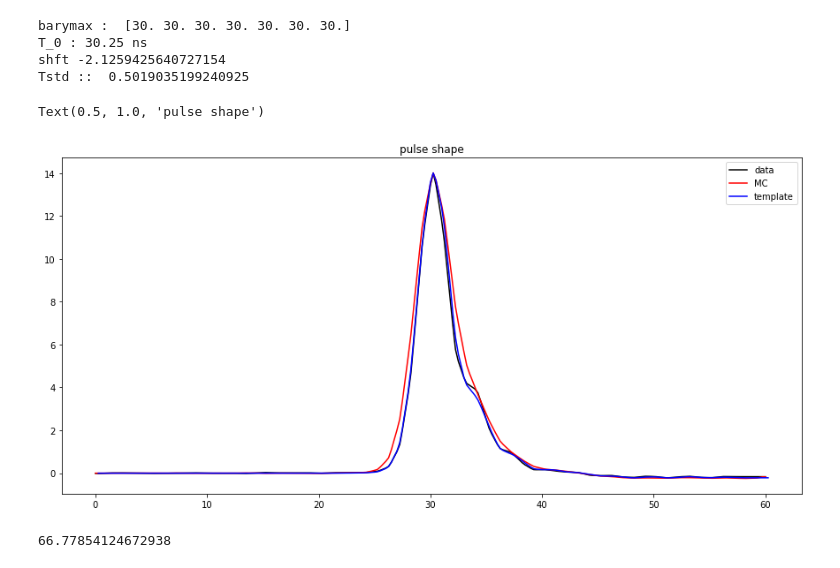
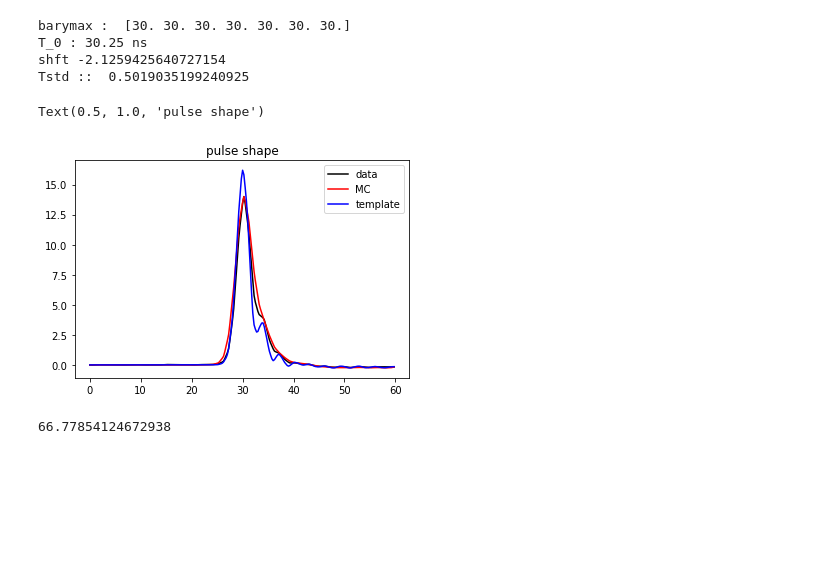
Before and after one commit to ThomasTTX/nectarchain, a Jupyter notebook: MC_data_comparaison_noteebooks/30pe_MC_data.ipynb, the cells around one changed output. Drawn from its saved outputs; the diff is of its cells as text; code cells hidden in the pictures; blank space fills up the shorter version.

```diff
--- a/MC_data_comparaison_noteebooks/30pe_MC_data.ipynb
+++ b/MC_data_comparaison_noteebooks/30pe_MC_data.ipynb
@@ -145,26 +172,28 @@ T_0 : 30.25 ns
 shft -2.1259425640727154
 Tstd ::  0.5019035199240925
 # %%
-ff2 ="./Pulse_template_nectarCam_22112018.dat"
+#ff2 ="./Pulse_template_nectarCam_22112018.dat"
+ff2 ="./PT8.dat"
+
 f= open(ff2,'r')
 sss =[]
 p_template=[]
 for line in f.readlines():
     al = np.array(line.split(),dtype=np.float)
     if len(al)>2:
         sss.append(al[0])
         p_template.append(al[1])
 
 
 ss = np.arange(60)
 plt.plot(sss,fct_dat(sss+shft_dat),color='black',label="data")
 plt.plot(sss,fct_mc(sss+shft_mc),color='red',label='MC')
-plt.plot(np.array(sss)+0.25,p_template,color='blue',label="template")
+plt.plot(np.array(sss),p_template,color='blue',label="template")
 l = plt.gca().legend()
 plt.gca().set_title('pulse shape')
 # %% [output]
 Text(0.5, 1.0, 'pulse shape')
-[figure, old version]
+[figure, new version]
 # %%
 fct_mc(ss+shft_mc).sum()
 # %% [output]
```
Also changed, not shown: parts of 12 cells of this notebook.
